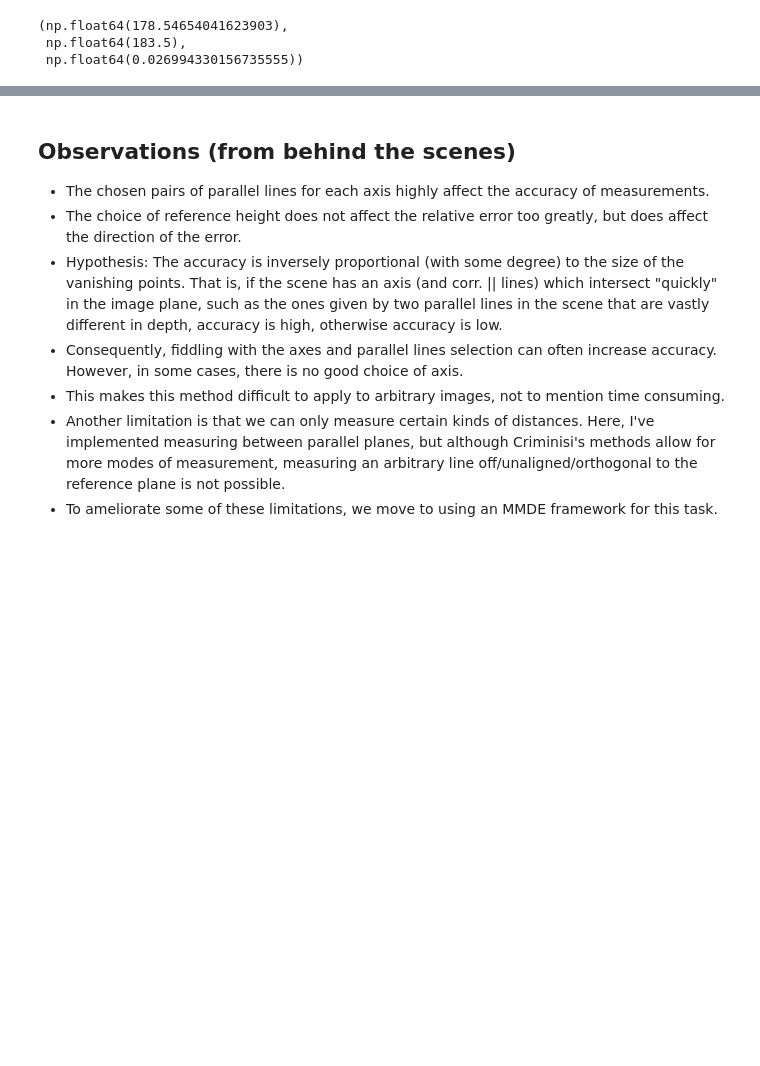
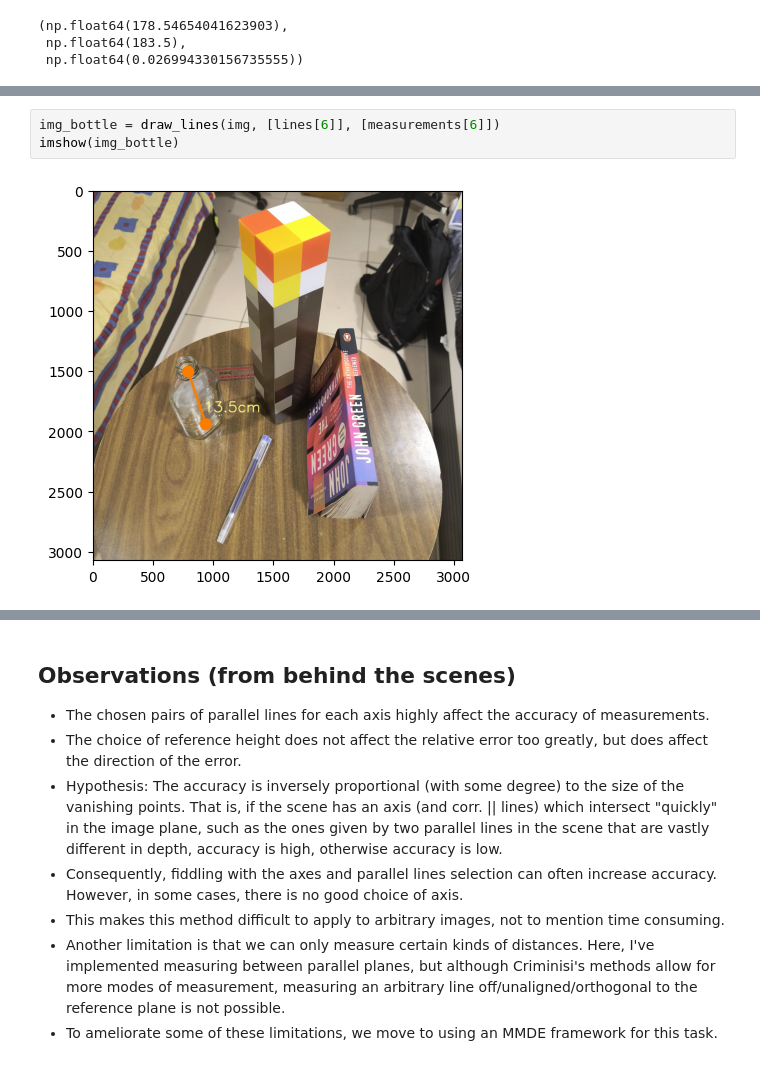
Before and after one commit to SantriptaSharma/cv-project, a Jupyter notebook: 2-criminisi-eval.ipynb, the cells around one changed output, grey strips where cells are left out. Drawn from its saved outputs; the diff is of its cells as text; blank space fills up the shorter version.

```diff
--- a/2-criminisi-eval.ipynb
+++ b/2-criminisi-eval.ipynb
@@ -237,0 +251,5 @@ height_a, measurements[0], np.abs(height_a - measurements[0]) / measurements[0]
+# %%
+img_bottle = draw_lines(img, [lines[6]], [measurements[6]])
+imshow(img_bottle)
+# %% [output]
+[figure, added]
```
Also changed, not shown: parts of 6 cells of this notebook, 32 other files.
